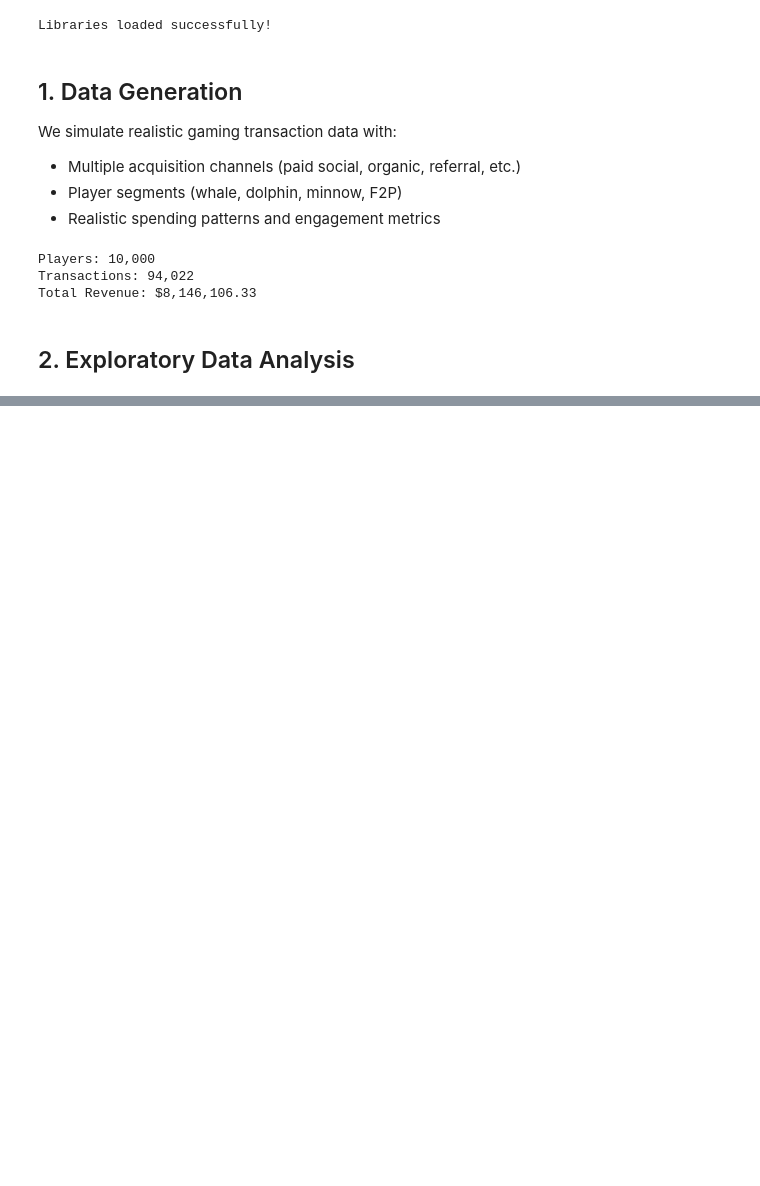
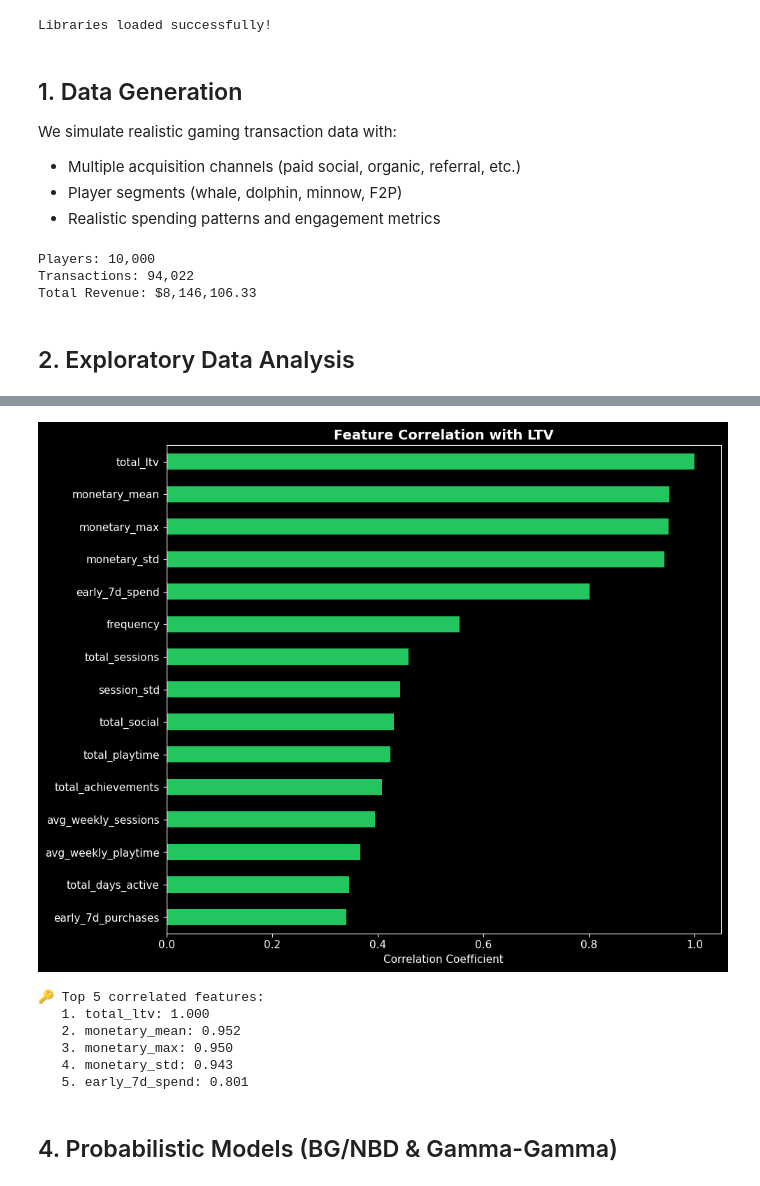
Before and after one commit to ZeroZulu/ltv-forecasting-dashboard, a Jupyter notebook: ltv_forecasting/notebooks/LTV_Analysis_Walkthrough.ipynb, the cells around one changed output, grey strips where cells are left out. Cells and saved outputs as stored; diff of their text form; code cells hidden in the pictures; blank space fills up the shorter version.

```diff
--- a/ltv_forecasting/notebooks/LTV_Analysis_Walkthrough.ipynb
+++ b/ltv_forecasting/notebooks/LTV_Analysis_Walkthrough.ipynb
@@ -364,0 +226,27 @@ Outputs generated:
+# %%
+# Feature correlation with LTV
+numeric_cols = features_df.select_dtypes(include=[np.number]).columns
+correlations = features_df[numeric_cols].corr()['monetary_total'].drop('monetary_total').sort_values(ascending=False)
+
+plt.figure(figsize=(10, 8))
+colors = ['#22c55e' if x > 0 else '#ef4444' for x in correlations.head(15)]
+correlations.head(15).plot(kind='barh', color=colors)
+plt.title('Feature Correlation with LTV', fontsize=14, fontweight='bold')
+plt.xlabel('Correlation Coefficient')
+plt.gca().invert_yaxis()
+plt.tight_layout()
+plt.show()
+
+print(f"\n🔑 Top 5 correlated features:")
+for i, (feat, corr) in enumerate(correlations.head(5).items(), 1):
+    print(f"   {i}. {feat}: {corr:.3f}")
+# %% [output]
+[figure, added]
+🔑 Top 5 correlated features:
+   1. total_ltv: 1.000
+   2. monetary_mean: 0.952
+   3. monetary_max: 0.950
+   4. monetary_std: 0.943
+   5. early_7d_spend: 0.801
+# %% [markdown]
+## 4. Probabilistic Models (BG/NBD & Gamma-Gamma)
```
Also changed, not shown: parts of 43 cells of this notebook.
